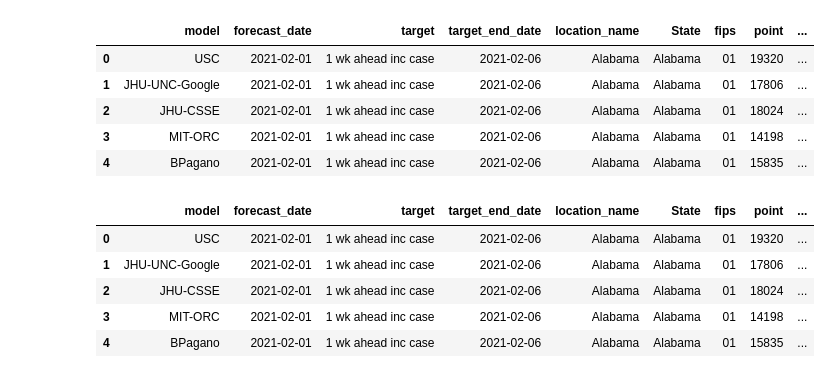
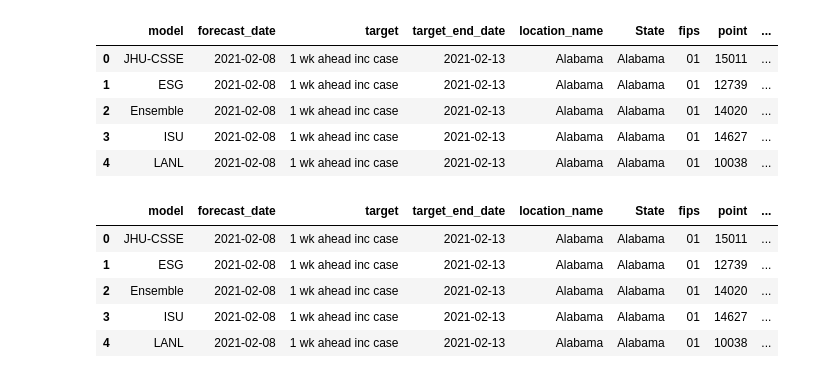
Before and after one commit to menlodoug/covid_crunching, a Jupyter notebook: pandas/CDC_Case_Forecast.ipynb, the cells around one changed output. Saved outputs shown, nothing was run; the diff lists cells and outputs as text; code cells hidden in the pictures.

```diff
--- a/pandas/CDC_Case_Forecast.ipynb
+++ b/pandas/CDC_Case_Forecast.ipynb
@@ -3,15 +3,15 @@ import pandas as pd
 import numpy as np
 pd.options.display.float_format = '{:.0f}'.format
 # %%
-case_forecast_df = pd.read_csv('2021-02-01-all-forecasted-cases-model-data.csv')
+case_forecast_df = pd.read_csv('2021-02-08-all-forecasted-cases-model-data.csv')
 case_forecast_df.head(5)
 # %% [output]
 |  | model | forecast_date | target | target_end_date | location_name | State | fips | point | ... |
-| 0 | USC | 2021-02-01 | 1 wk ahead inc case | 2021-02-06 | Alabama | Alabama | 01 | 19320 | ... |
-| 1 | JHU-UNC-Google | 2021-02-01 | 1 wk ahead inc case | 2021-02-06 | Alabama | Alabama | 01 | 17806 | ... |
-| 2 | JHU-CSSE | 2021-02-01 | 1 wk ahead inc case | 2021-02-06 | Alabama | Alabama | 01 | 18024 | ... |
-| 3 | MIT-ORC | 2021-02-01 | 1 wk ahead inc case | 2021-02-06 | Alabama | Alabama | 01 | 14198 | ... |
-| 4 | BPagano | 2021-02-01 | 1 wk ahead inc case | 2021-02-06 | Alabama | Alabama | 01 | 15835 | ... |
+| 0 | JHU-CSSE | 2021-02-08 | 1 wk ahead inc case | 2021-02-13 | Alabama | Alabama | 01 | 15011 | ... |
+| 1 | ESG | 2021-02-08 | 1 wk ahead inc case | 2021-02-13 | Alabama | Alabama | 01 | 12739 | ... |
+| 2 | Ensemble | 2021-02-08 | 1 wk ahead inc case | 2021-02-13 | Alabama | Alabama | 01 | 14020 | ... |
+| 3 | ISU | 2021-02-08 | 1 wk ahead inc case | 2021-02-13 | Alabama | Alabama | 01 | 14627 | ... |
+| 4 | LANL | 2021-02-08 | 1 wk ahead inc case | 2021-02-13 | Alabama | Alabama | 01 | 10038 | ... |
 # %%
 case_forecast_df['location_name'] = case_forecast_df['location_name'].apply(lambda x: x.split(' County,')[0])
 case_forecast_df = case_forecast_df.fillna(0)
@@ -22,11 +22,11 @@ case_forecast_df = case_forecast_df[(case_forecast_df['target'] != '8 wk ahead i
 case_forecast_df.head(5)
 # %% [output]
 |  | model | forecast_date | target | target_end_date | location_name | State | fips | point | ... |
-| 0 | USC | 2021-02-01 | 1 wk ahead inc case | 2021-02-06 | Alabama | Alabama | 01 | 19320 | ... |
-| 1 | JHU-UNC-Google | 2021-02-01 | 1 wk ahead inc case | 2021-02-06 | Alabama | Alabama | 01 | 17806 | ... |
-| 2 | JHU-CSSE | 2021-02-01 | 1 wk ahead inc case | 2021-02-06 | Alabama | Alabama | 01 | 18024 | ... |
-| 3 | MIT-ORC | 2021-02-01 | 1 wk ahead inc case | 2021-02-06 | Alabama | Alabama | 01 | 14198 | ... |
-| 4 | BPagano | 2021-02-01 | 1 wk ahead inc case | 2021-02-06 | Alabama | Alabama | 01 | 15835 | ... |
+| 0 | JHU-CSSE | 2021-02-08 | 1 wk ahead inc case | 2021-02-13 | Alabama | Alabama | 01 | 15011 | ... |
+| 1 | ESG | 2021-02-08 | 1 wk ahead inc case | 2021-02-13 | Alabama | Alabama | 01 | 12739 | ... |
+| 2 | Ensemble | 2021-02-08 | 1 wk ahead inc case | 2021-02-13 | Alabama | Alabama | 01 | 14020 | ... |
+| 3 | ISU | 2021-02-08 | 1 wk ahead inc case | 2021-02-13 | Alabama | Alabama | 01 | 14627 | ... |
+| 4 | LANL | 2021-02-08 | 1 wk ahead inc case | 2021-02-13 | Alabama | Alabama | 01 | 10038 | ... |
 # %%
 case_forecast_df = case_forecast_df.query("State != location_name")
 case_forecast_df
```
Also changed, not shown: parts of 1 cell of this notebook, 13 other files.
